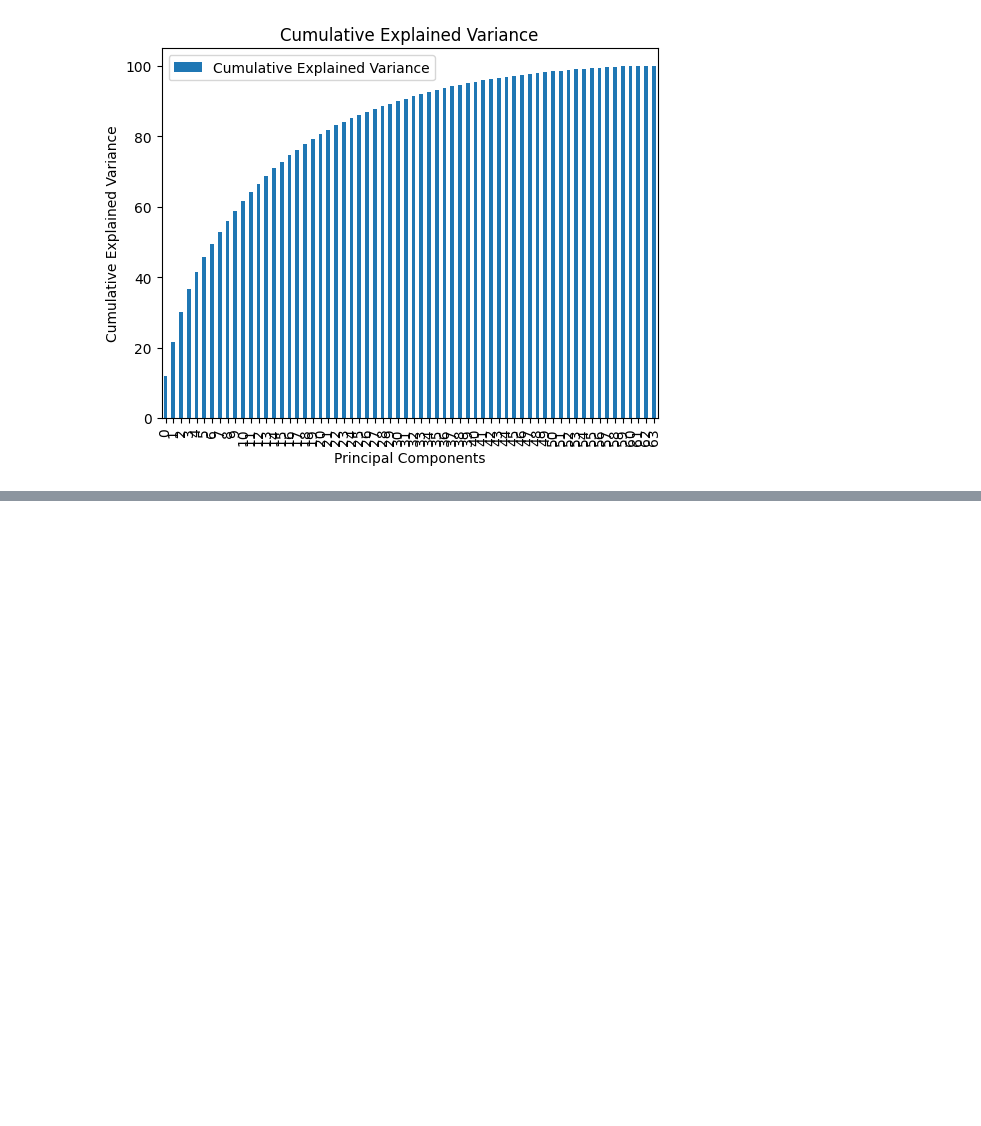
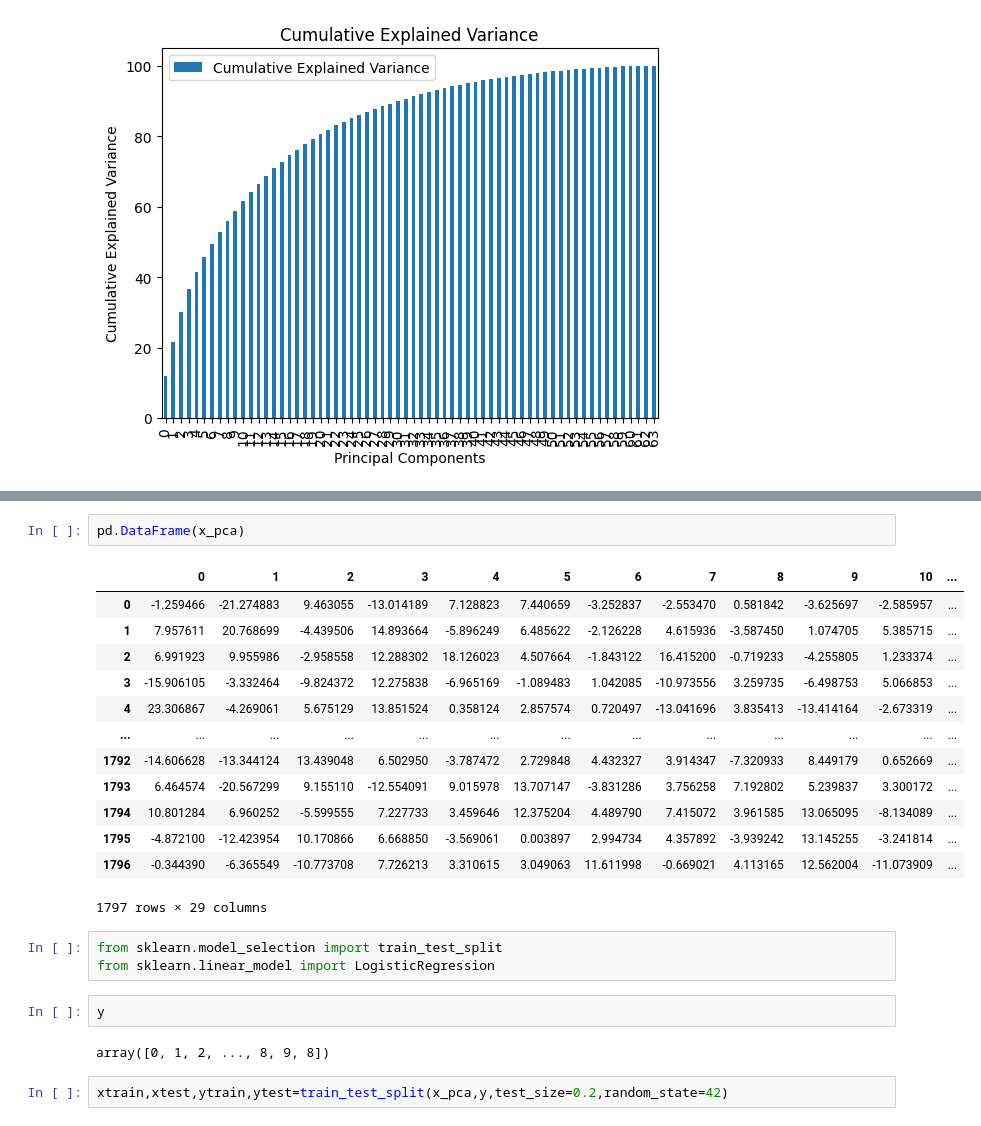
Before and after one commit to sk-shahsi/ML_Model, a Jupyter notebook: pca_HandsOn.ipynb, the cells around one changed output, grey strips where cells are left out. Cells and saved outputs as stored; diff of their text form; blank space fills up the shorter version.

```diff
--- a/pca_HandsOn.ipynb
+++ b/pca_HandsOn.ipynb
@@ -251,0 +271,25 @@ plt.show()
+# %%
+pd.DataFrame(x_pca)
+# %% [output]
+|  | 0 | 1 | 2 | 3 | 4 | 5 | 6 | 7 | 8 | 9 | 10 | ... |
+| 0 | -1.259466 | -21.274883 | 9.463055 | -13.014189 | 7.128823 | 7.440659 | -3.252837 | -2.553470 | 0.581842 | -3.625697 | -2.585957 | ... |
+| 1 | 7.957611 | 20.768699 | -4.439506 | 14.893664 | -5.896249 | 6.485622 | -2.126228 | 4.615936 | -3.587450 | 1.074705 | 5.385715 | ... |
+| 2 | 6.991923 | 9.955986 | -2.958558 | 12.288302 | 18.126023 | 4.507664 | -1.843122 | 16.415200 | -0.719233 | -4.255805 | 1.233374 | ... |
+| 3 | -15.906105 | -3.332464 | -9.824372 | 12.275838 | -6.965169 | -1.089483 | 1.042085 | -10.973556 | 3.259735 | -6.498753 | 5.066853 | ... |
+| 4 | 23.306867 | -4.269061 | 5.675129 | 13.851524 | 0.358124 | 2.857574 | 0.720497 | -13.041696 | 3.835413 | -13.414164 | -2.673319 | ... |
+| ... | ... | ... | ... | ... | ... | ... | ... | ... | ... | ... | ... | ... |
+| 1792 | -14.606628 | -13.344124 | 13.439048 | 6.502950 | -3.787472 | 2.729848 | 4.432327 | 3.914347 | -7.320933 | 8.449179 | 0.652669 | ... |
+| 1793 | 6.464574 | -20.567299 | 9.155110 | -12.554091 | 9.015978 | 13.707147 | -3.831286 | 3.756258 | 7.192802 | 5.239837 | 3.300172 | ... |
+| 1794 | 10.801284 | 6.960252 | -5.599555 | 7.227733 | 3.459646 | 12.375204 | 4.489790 | 7.415072 | 3.961585 | 13.065095 | -8.134089 | ... |
+| 1795 | -4.872100 | -12.423954 | 10.170866 | 6.668850 | -3.569061 | 0.003897 | 2.994734 | 4.357892 | -3.939242 | 13.145255 | -3.241814 | ... |
+| 1796 | -0.344390 | -6.365549 | -10.773708 | 7.726213 | 3.310615 | 3.049063 | 11.611998 | -0.669021 | 4.113165 | 12.562004 | -11.073909 | ... |
+1797 rows × 29 columns
+# %%
+from sklearn.model_selection import train_test_split
+from sklearn.linear_model import LogisticRegression
+# %%
+y
+# %% [output]
+array([0, 1, 2, ..., 8, 9, 8])
+# %%
+xtrain,xtest,ytrain,ytest=train_test_split(x_pca,y,test_size=0.2,random_state=42)
```
Also changed, not shown: parts of 14 cells of this notebook.
